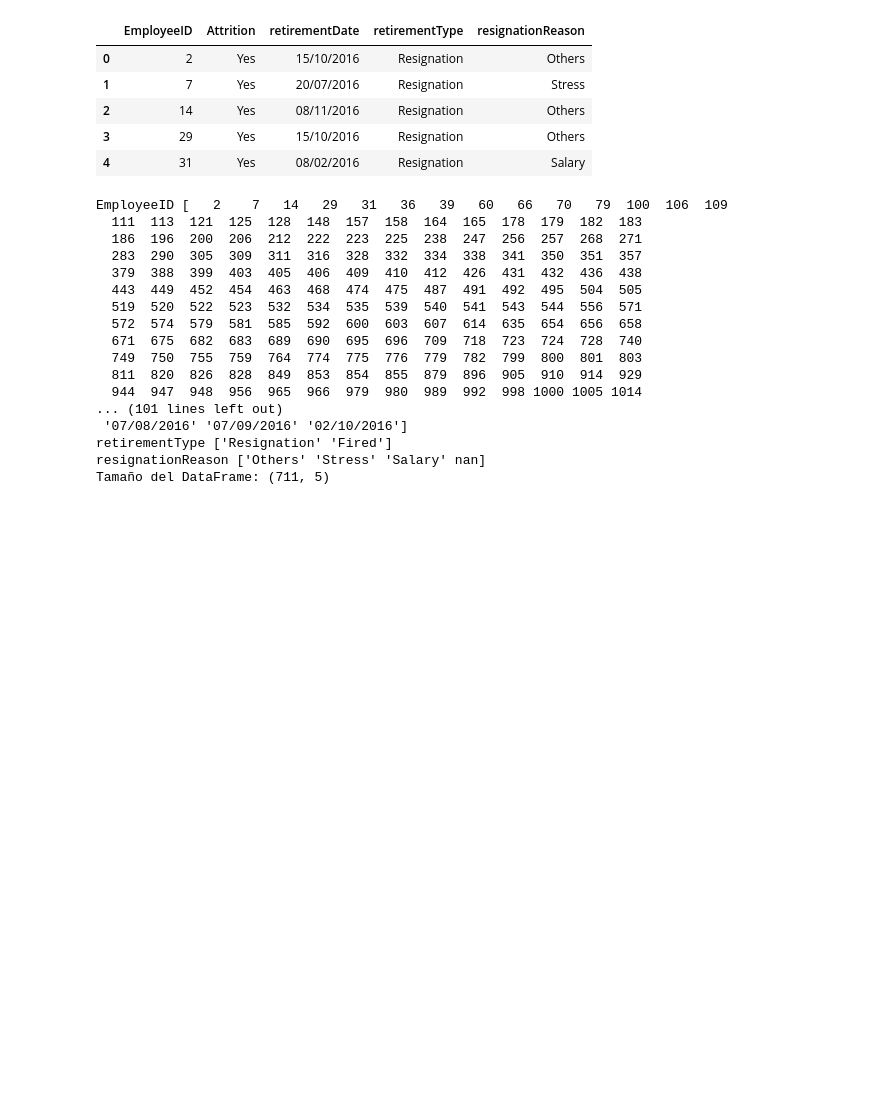
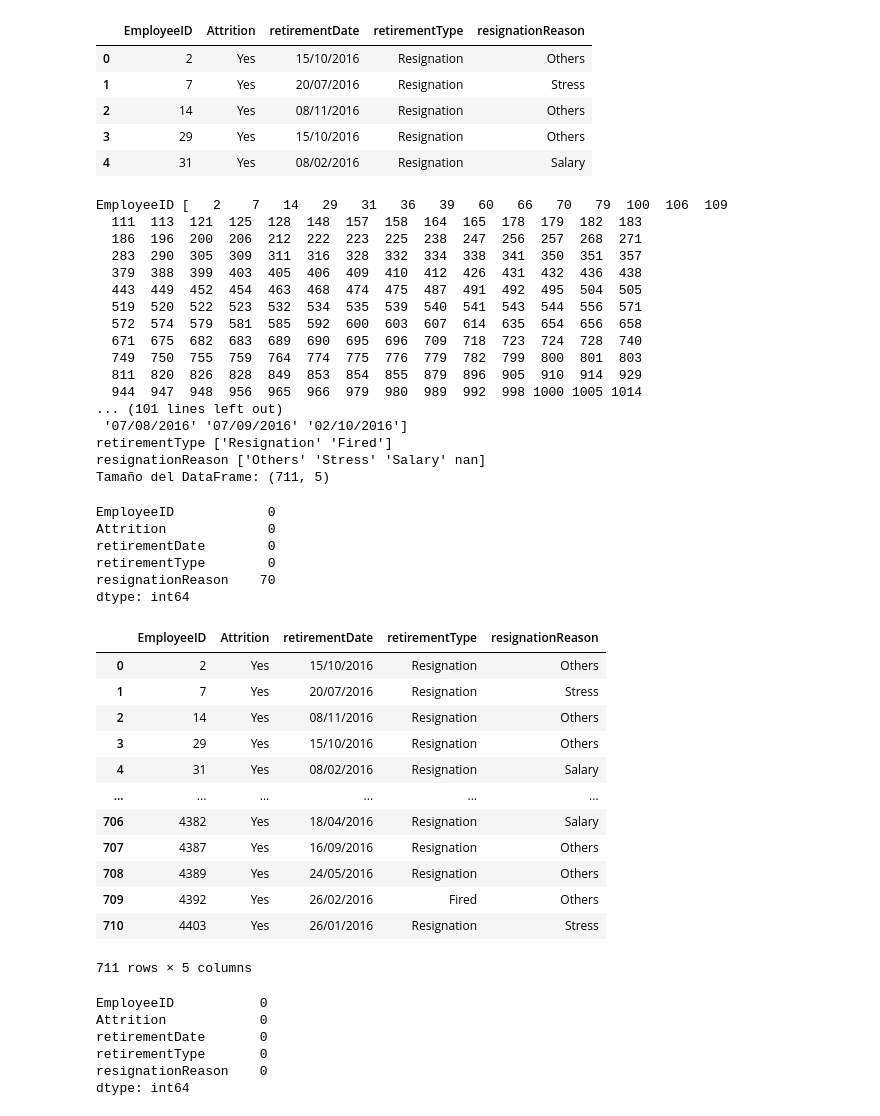
Before and after one commit to jsebastianzm/HR_T1_Analitica, a Jupyter notebook: hr_preprocesamiento_colab.ipynb, the cells around one changed output. Drawn from its saved outputs; the diff is of its cells as text; code cells hidden in the pictures; blank space fills up the shorter version.

```diff
--- a/hr_preprocesamiento_colab.ipynb
+++ b/hr_preprocesamiento_colab.ipynb
@@ -310,3 +351,37 @@ EmployeeID [   2    7   14   29   31   36   39   60   66   70   79  100  106  10
 retirementType ['Resignation' 'Fired']
 resignationReason ['Others' 'Stress' 'Salary' nan]
 Tamaño del DataFrame: (711, 5)
+# %%
+data_retirement.isnull().sum()
+# %% [output]
+EmployeeID            0
+Attrition             0
+retirementDate        0
+retirementType        0
+resignationReason    70
+dtype: int64
+# %%
+fn.impute_columns(df = data_retirement, columns = ['resignationReason'], strategy = 'most_frequent')
+# %% [output]
+|  | EmployeeID | Attrition | retirementDate | retirementType | resignationReason |
+| 0 | 2 | Yes | 15/10/2016 | Resignation | Others |
+| 1 | 7 | Yes | 20/07/2016 | Resignation | Stress |
+| 2 | 14 | Yes | 08/11/2016 | Resignation | Others |
+| 3 | 29 | Yes | 15/10/2016 | Resignation | Others |
+| 4 | 31 | Yes | 08/02/2016 | Resignation | Salary |
+| ... | ... | ... | ... | ... | ... |
+| 706 | 4382 | Yes | 18/04/2016 | Resignation | Salary |
+| 707 | 4387 | Yes | 16/09/2016 | Resignation | Others |
+| 708 | 4389 | Yes | 24/05/2016 | Resignation | Others |
+| 709 | 4392 | Yes | 26/02/2016 | Fired | Others |
+| 710 | 4403 | Yes | 26/01/2016 | Resignation | Stress |
+711 rows × 5 columns
+# %%
+data_retirement.isnull().sum()
+# %% [output]
+EmployeeID           0
+Attrition            0
+retirementDate       0
+retirementType       0
+resignationReason    0
+dtype: int64
```
Also changed, not shown: parts of 23 cells of this notebook, 1 other file.
